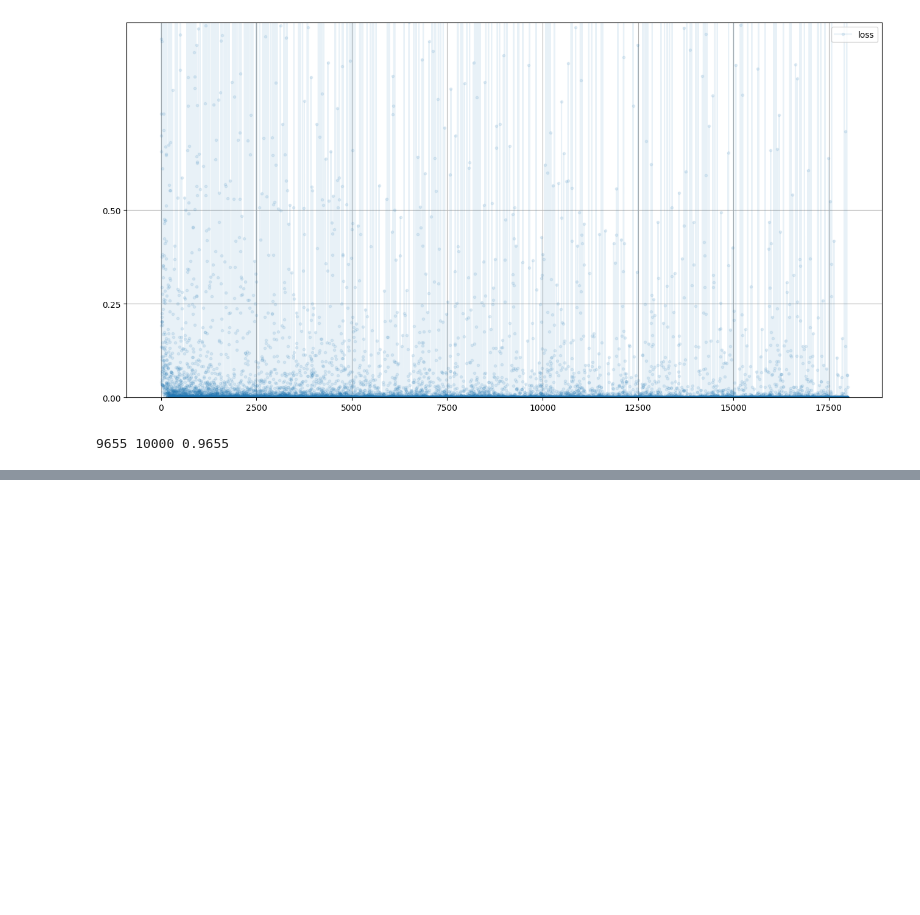
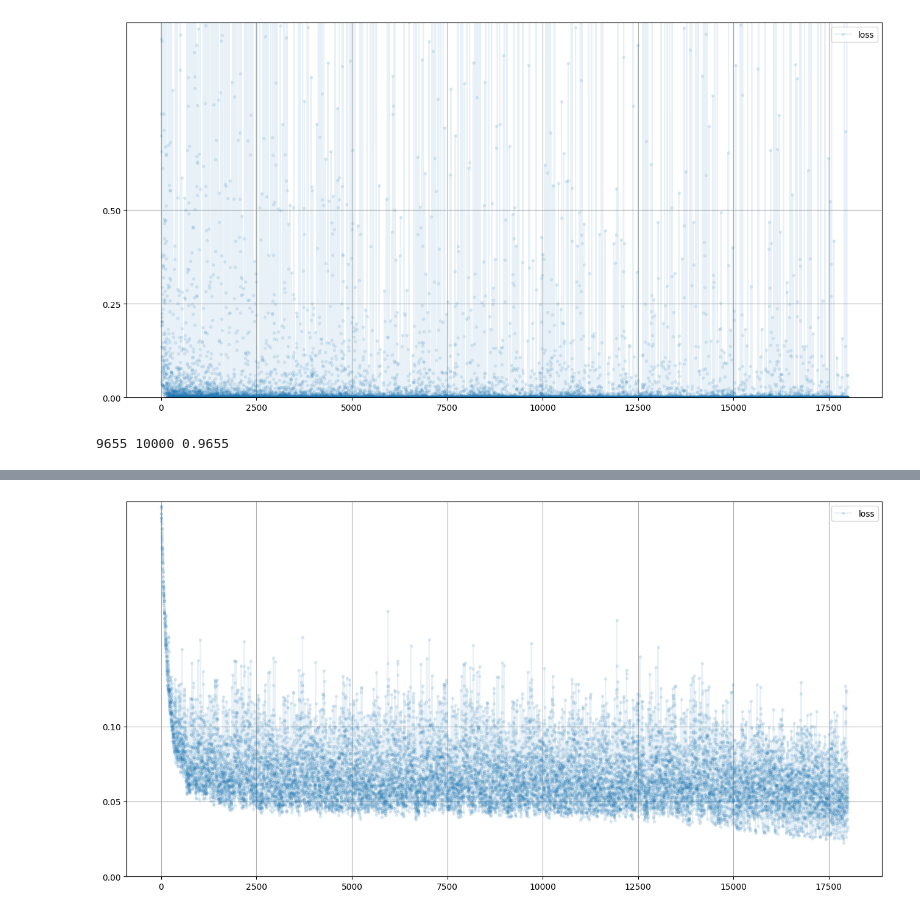
Before and after one commit to Tanghao755/PyTorch_Generative_Adversarial_Network, a Jupyter notebook: Pytorch_MNIST.ipynb, the cells around one changed output, grey strips where cells are left out. Drawn from its saved outputs; the diff is of its cells as text; code cells hidden in the pictures; blank space fills up the shorter version.

Commit message:
Pytorch_MNIST_part temporary end

```diff
--- a/Pytorch_MNIST.ipynb
+++ b/Pytorch_MNIST.ipynb
@@ -574,0 +667,15 @@ print(score, items, score/items)
+# %%
+%%time
+
+### 训练数据集
+mnist_dataset = MnistDataset('data/mnist_train.csv')
+
+# 创建神经网络
+C1 = Classifier()
+
+# 在MNITST数据集训练神经网络
+epochs = 3
+for i in range(epochs):
+    print('training epoch', i+1, 'of', epochs)
+    for label, image_data_tensor in mnist_dataset:
+        C1.train(label,image_data_tensor)
@@ -574,0 +700,6 @@ print(score, items, score/items)
+# %%
+### 绘制损失图
+C1.plot_progress()
+# C1.progress
+# %% [output]
+[figure, added]
```
Also changed, not shown: parts of 14 cells of this notebook, 6 other files.
